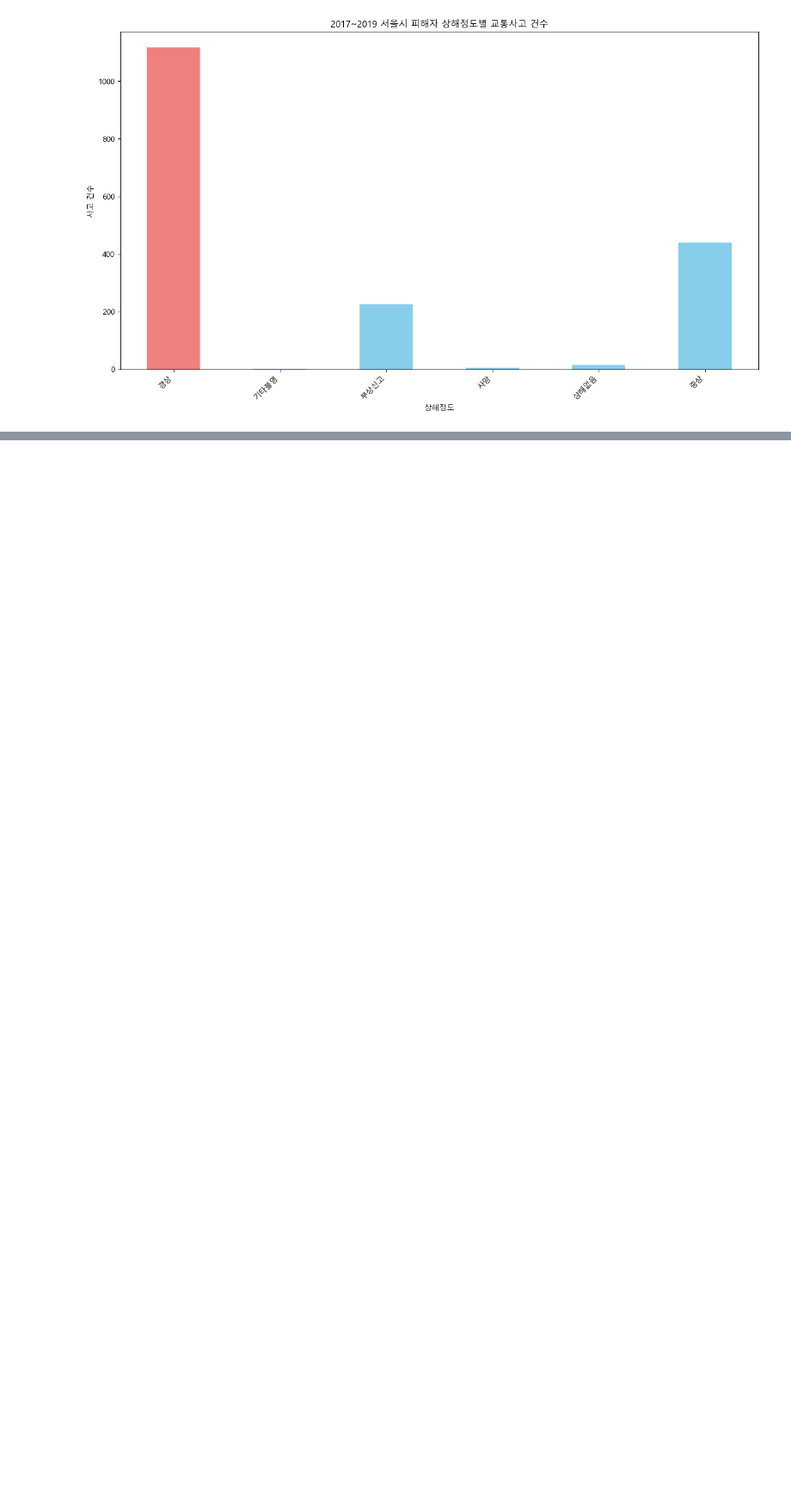
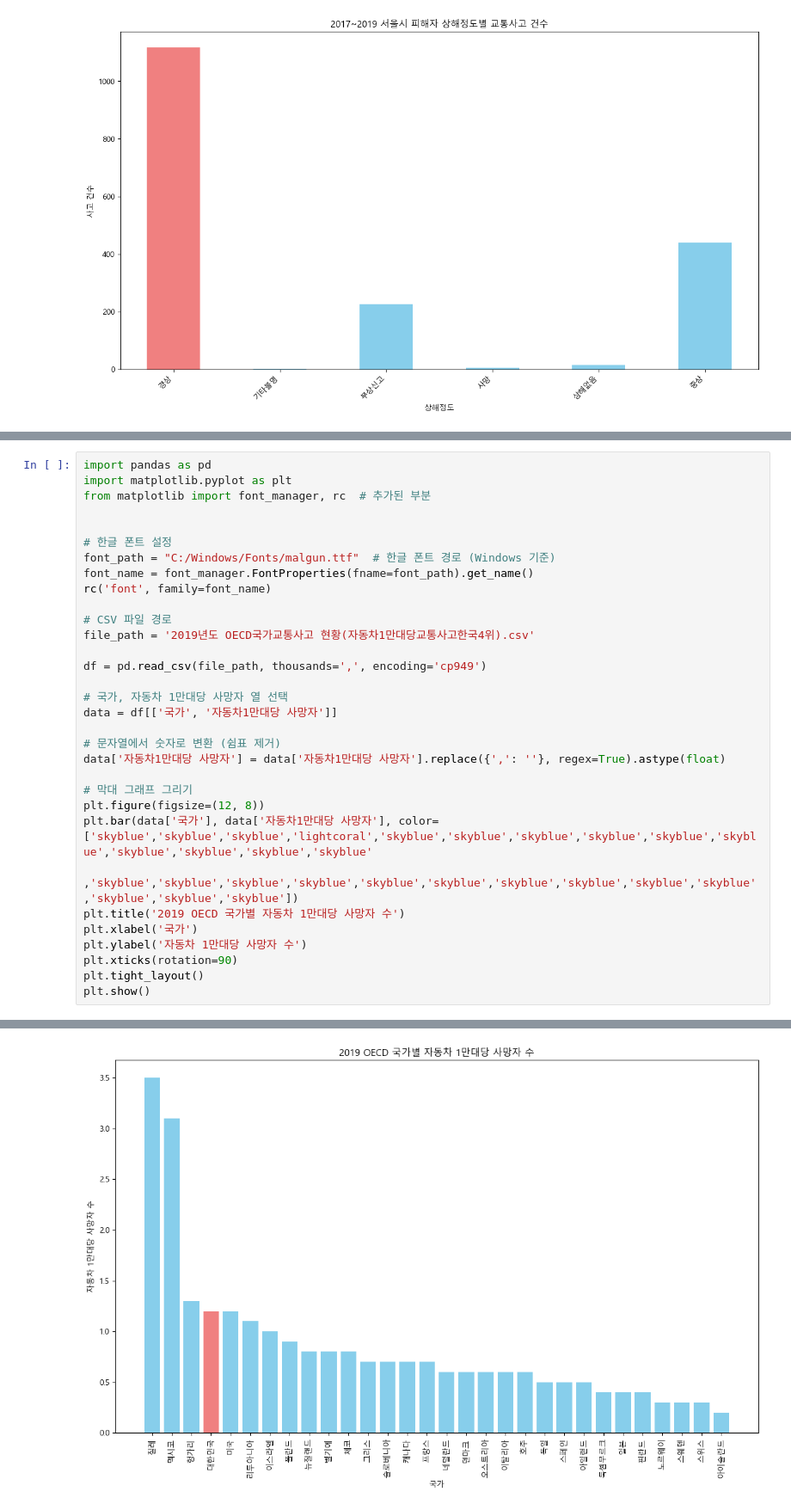
Before and after one commit to ssasdfccaf/Weather-and-traffic-accidents, a Jupyter notebook: 동옥/서울시 어린이 교통사고/child.ipynb, the cells around one changed output, grey strips where cells are left out. Shown at 86% size. Cells and saved outputs as stored; diff of their text form; blank space fills up the shorter version.

```diff
--- a/동옥/서울시 어린이 교통사고/child.ipynb
+++ b/동옥/서울시 어린이 교통사고/child.ipynb
@@ -335,0 +398,33 @@ plt.show()
+# %%
+import pandas as pd
+import matplotlib.pyplot as plt
+from matplotlib import font_manager, rc  # 추가된 부분
+
+
+# 한글 폰트 설정
+font_path = "C:/Windows/Fonts/malgun.ttf"  # 한글 폰트 경로 (Windows 기준)
+font_name = font_manager.FontProperties(fname=font_path).get_name()
+rc('font', family=font_name)
+
+# CSV 파일 경로
+file_path = '2019년도 OECD국가교통사고 현황(자동차1만대당교통사고한국4위).csv'
+
+df = pd.read_csv(file_path, thousands=',', encoding='cp949')
+
+# 국가, 자동차 1만대당 사망자 열 선택
+data = df[['국가', '자동차1만대당 사망자']]
+
+# 문자열에서 숫자로 변환 (쉼표 제거)
+data['자동차1만대당 사망자'] = data['자동차1만대당 사망자'].replace({',': ''}, regex=True).astype(float)
+
+# 막대 그래프 그리기
+plt.figure(figsize=(12, 8))
+plt.bar(data['국가'], data['자동차1만대당 사망자'], color=['skyblue','skyblue','skyblue','lightcoral','skyblue','skyblue','skyblue','skyblue','skyblue','skyblue','skyblue','skyblue','skyblue','skyblue'
+                                                ,'skyblue','skyblue','skyblue','skyblue','skyblue','skyblue','skyblue','skyblue','skyblue','skyblue','skyblue','skyblue','skyblue'])
+plt.title('2019 OECD 국가별 자동차 1만대당 사망자 수')
+plt.xlabel('국가')
+plt.ylabel('자동차 1만대당 사망자 수')
+plt.xticks(rotation=90)
+plt.tight_layout()
+plt.show()
+# %% [output]
@@ -335,0 +436 @@ plt.show()
+[figure, added]
```
Also changed, not shown: parts of 5 cells of this notebook, 20 other files.
